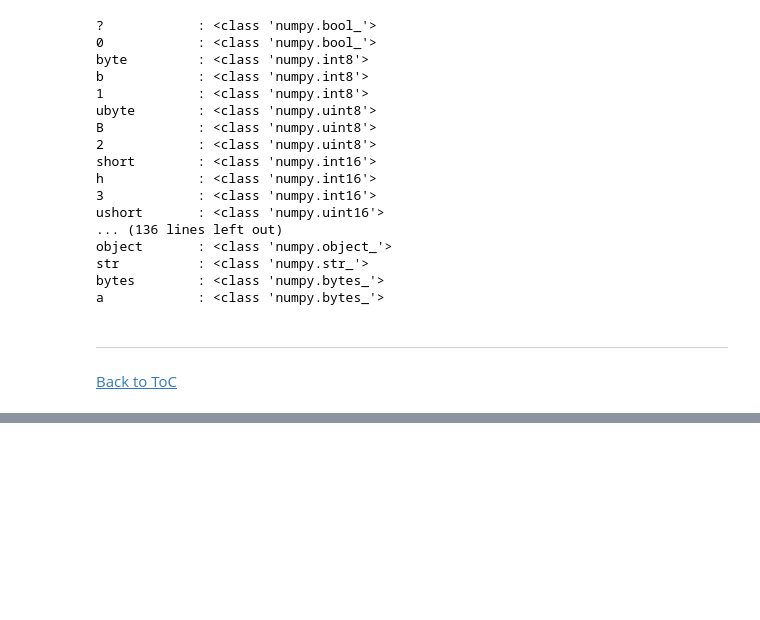
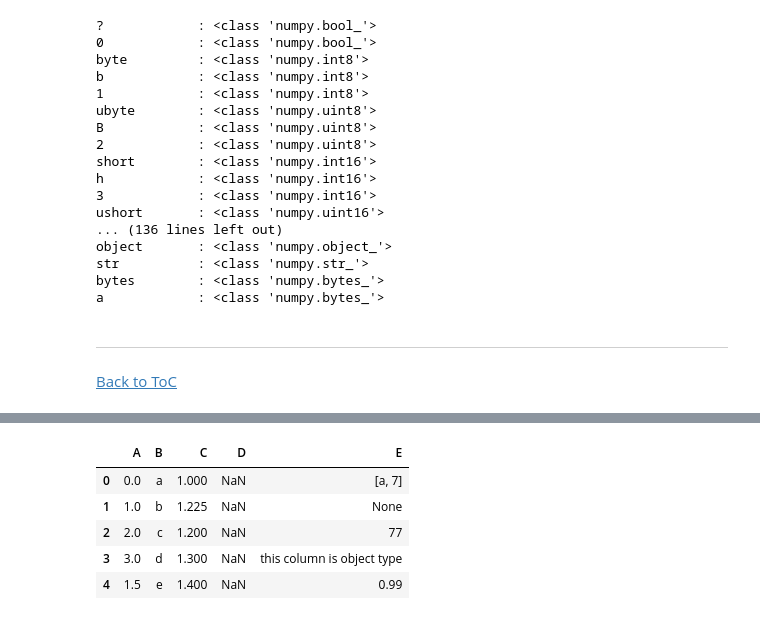
Before and after one commit to vblacklion/Data_Visualizations_with_Matplotlib_and_Seaborn, a Jupyter notebook: Warm Up Notebook.ipynb, the cells around one changed output, grey strips where cells are left out. Drawn from its saved outputs; the diff is of its cells as text; code cells hidden in the pictures; blank space fills up the shorter version.

```diff
--- a/Warm Up Notebook.ipynb
+++ b/Warm Up Notebook.ipynb
@@ -492,0 +621,11 @@ a            : <class 'numpy.bytes_'>
+# %%
+# Fill missing values with the mean value for the respective column
+df5 = df.fillna(df.mean())
+df5
+# %% [output]
+|  | A | B | C | D | E |
+| 0 | 0.0 | a | 1.000 | NaN | [a, 7] |
+| 1 | 1.0 | b | 1.225 | NaN | None |
+| 2 | 2.0 | c | 1.200 | NaN | 77 |
+| 3 | 3.0 | d | 1.300 | NaN | this column is object type |
+| 4 | 1.5 | e | 1.400 | NaN | 0.99 |
```
Also changed, not shown: parts of 28 cells of this notebook, 4 other files.
